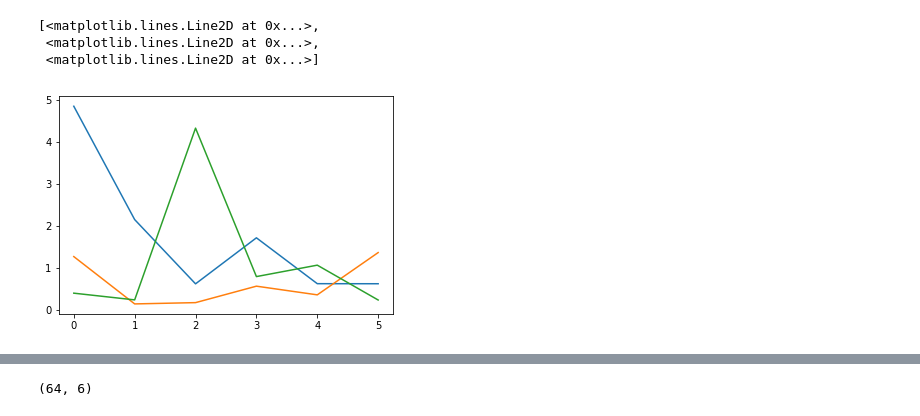
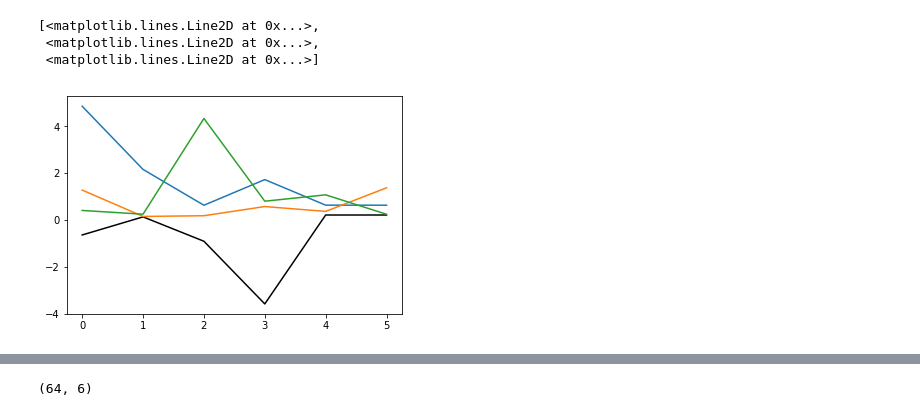
Before and after one commit to davidwhogg/ForYST, a Jupyter notebook: notebooks/Demo+of+The+Cannon.ipynb, the cells around one changed output, grey strips where cells are left out. Cells and saved outputs as stored; diff of their text form; code cells hidden in the pictures.

```diff
--- a/notebooks/Demo+of+The+Cannon.ipynb
+++ b/notebooks/Demo+of+The+Cannon.ipynb
@@ -12,10 +12,11 @@ N = 64 # number of training data
 true_mean = np.ones(M) - np.exp(np.random.normal(size=(M)))
 true_gradients = np.exp(np.random.normal(size=(K, M)))
 # %%
+plt.plot(true_mean, color="k")
 plt.plot(true_gradients.T)
 # %% [output]
 [<matplotlib.lines.Line2D at 0x...>,
  <matplotlib.lines.Line2D at 0x...>,
  <matplotlib.lines.Line2D at 0x...>]
-[figure, old version]
+[figure, new version]
 # %%
```
Also changed, not shown: parts of 5 cells of this notebook.
